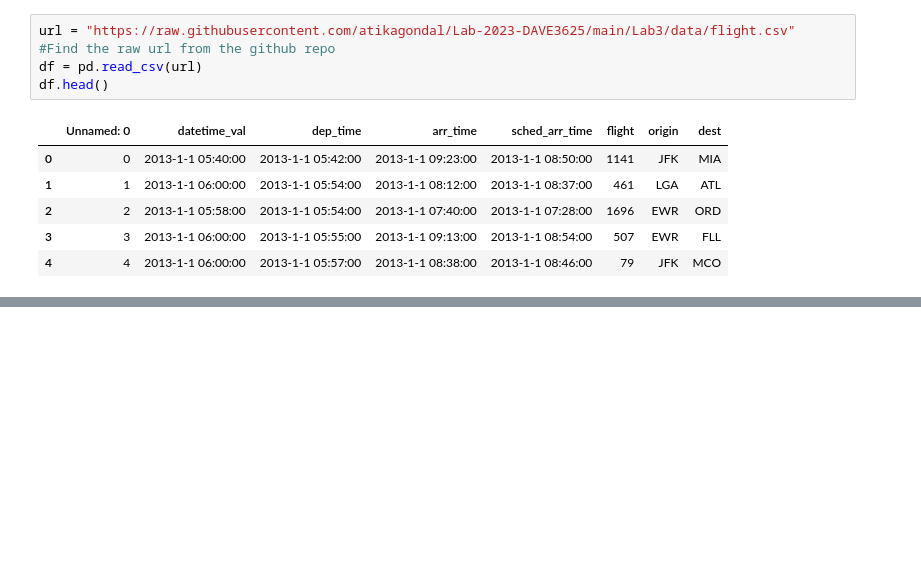
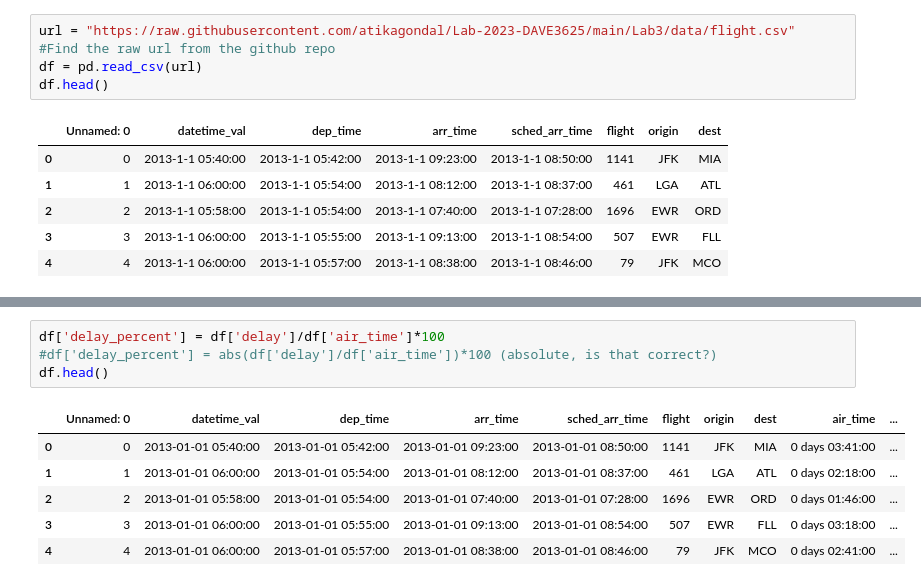
Before and after one commit to ingridlunde/Lab-2023-DAVE3625, a Jupyter notebook: Lab3/Lab-3-T3.ipynb, the cells around one changed output, grey strips where cells are left out. Drawn from its saved outputs; the diff is of its cells as text; blank space fills up the shorter version.

```diff
--- a/Lab3/Lab-3-T3.ipynb
+++ b/Lab3/Lab-3-T3.ipynb
@@ -31,0 +118,11 @@ df.head()
+# %%
+df['delay_percent'] = df['delay']/df['air_time']*100
+#df['delay_percent'] = abs(df['delay']/df['air_time'])*100 (absolute, is that correct?)
+df.head()
+# %% [output]
+|  | Unnamed: 0 | datetime_val | dep_time | arr_time | sched_arr_time | flight | origin | dest | air_time | ... |
+| 0 | 0 | 2013-01-01 05:40:00 | 2013-01-01 05:42:00 | 2013-01-01 09:23:00 | 2013-01-01 08:50:00 | 1141 | JFK | MIA | 0 days 03:41:00 | ... |
+| 1 | 1 | 2013-01-01 06:00:00 | 2013-01-01 05:54:00 | 2013-01-01 08:12:00 | 2013-01-01 08:37:00 | 461 | LGA | ATL | 0 days 02:18:00 | ... |
+| 2 | 2 | 2013-01-01 05:58:00 | 2013-01-01 05:54:00 | 2013-01-01 07:40:00 | 2013-01-01 07:28:00 | 1696 | EWR | ORD | 0 days 01:46:00 | ... |
+| 3 | 3 | 2013-01-01 06:00:00 | 2013-01-01 05:55:00 | 2013-01-01 09:13:00 | 2013-01-01 08:54:00 | 507 | EWR | FLL | 0 days 03:18:00 | ... |
+| 4 | 4 | 2013-01-01 06:00:00 | 2013-01-01 05:57:00 | 2013-01-01 08:38:00 | 2013-01-01 08:46:00 | 79 | JFK | MCO | 0 days 02:41:00 | ... |
```
Also changed, not shown: parts of 17 cells of this notebook, 1 other file.
